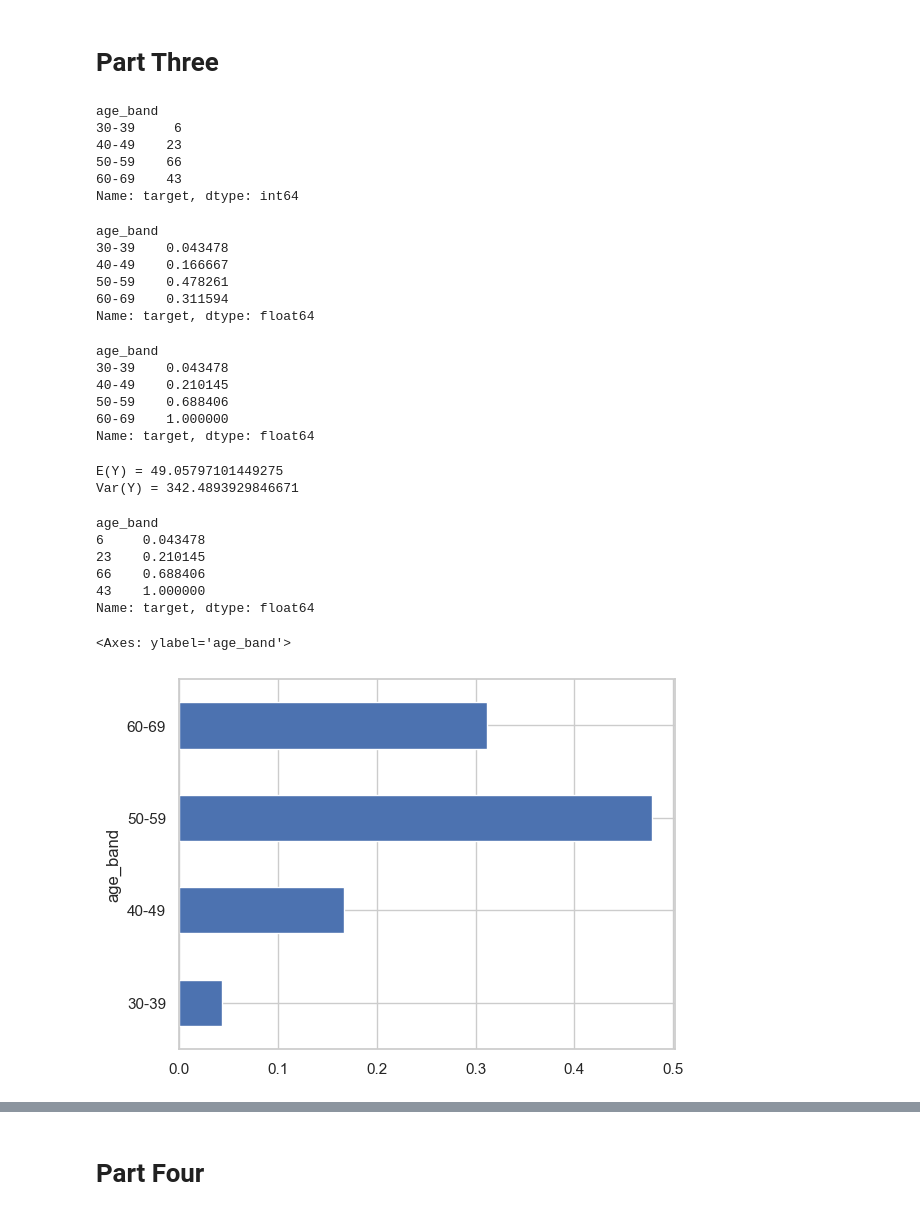
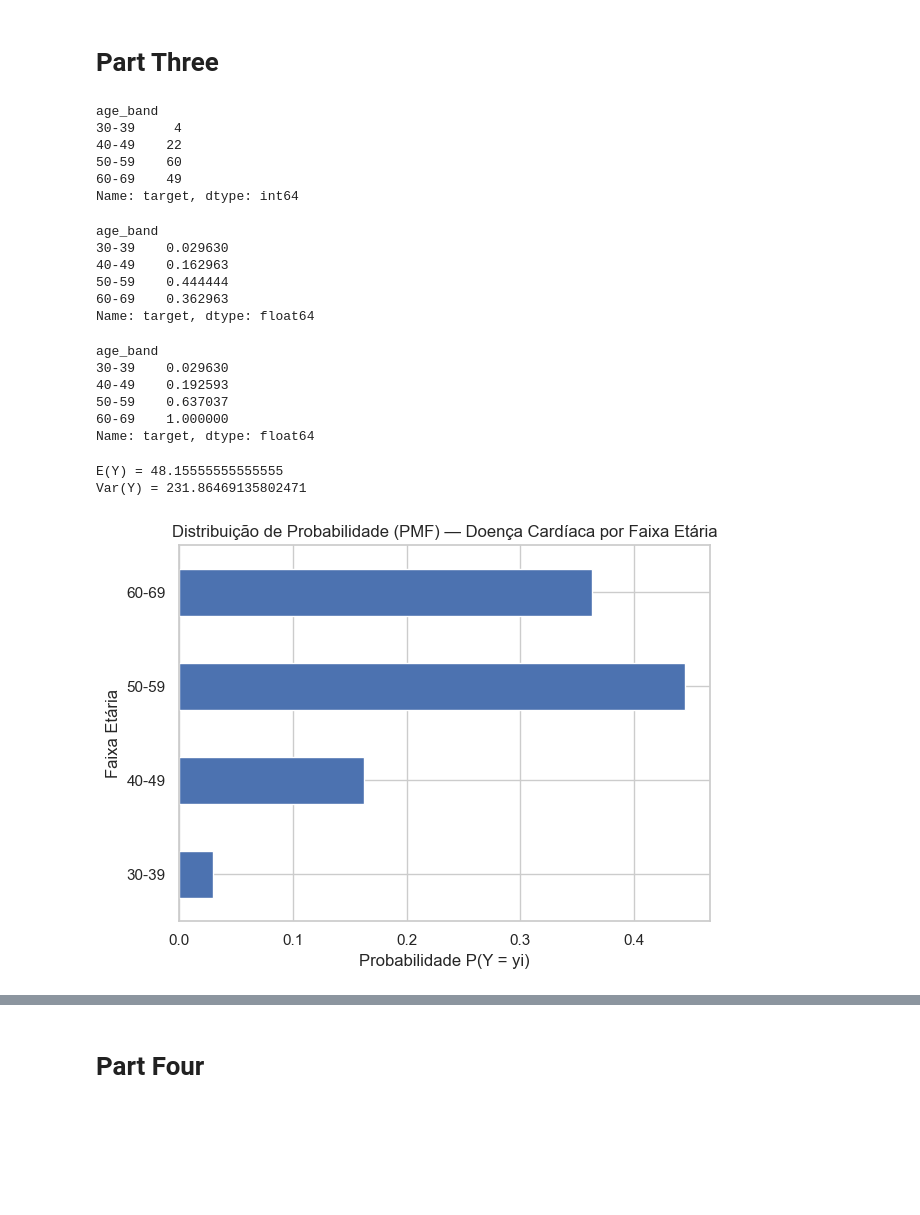
Before and after one commit to KevBoyz/heart-disease-analysis, a Jupyter notebook: all_stuff.ipynb, the cells around one changed output, grey strips where cells are left out. Cells and saved outputs as stored; diff of their text form; code cells hidden in the pictures; blank space fills up the shorter version.

Commit message:
better graphs

```diff
--- a/all_stuff.ipynb
+++ b/all_stuff.ipynb
@@ -212,7 +216,8 @@ df_age_split = pd.DataFrame()
 df_age_split['age_band'] = pd.cut(
     df['age'],
     bins=[30, 40, 50, 60, 70],
-    labels=['30-39', '40-49', '50-59', '60-69']
+    labels=['30-39', '40-49', '50-59', '60-69'],
+    right=False
 )
 df_age_split['target'] = df.target
 
@@ -220,29 +225,29 @@ fi = df_age_split.groupby('age_band')['target'].sum()
 fi
 # %% [output]
 age_band
-30-39     6
-40-49    23
-50-59    66
-60-69    43
+30-39     4
+40-49    22
+50-59    60
+60-69    49
 Name: target, dtype: int64
 # %%
 pmf = fi / fi.sum()
 pmf
 # %% [output]
 age_band
-30-39    0.043478
-40-49    0.166667
-50-59    0.478261
-60-69    0.311594
+30-39    0.029630
+40-49    0.162963
+50-59    0.444444
+60-69    0.362963
 Name: target, dtype: float64
 # %%
 cdf = pmf.cumsum()
 cdf
 # %% [output]
 age_band
-30-39    0.043478
-40-49    0.210145
-50-59    0.688406
+30-39    0.029630
+40-49    0.192593
+50-59    0.637037
 60-69    1.000000
 Name: target, dtype: float64
 # %%
@@ -252,28 +257,16 @@ var = variance(fi, pmf, expected)
 print(f'E(Y) = {expected}')
 print(f'Var(Y) = {var}')
 # %% [output]
-E(Y) = 49.05797101449275
-Var(Y) = 342.4893929846671
+E(Y) = 48.15555555555555
+Var(Y) = 231.86469135802471
-# %%
-fi_values = {
-    '30-39': fi.iloc[0],
-    '40-49': fi.iloc[1],
-    '50-59': fi.iloc[2],
-    '60-69': fi.iloc[3]
-}
-cdf_fi = cdf.copy()
-cdf_fi.index.map(fi_values)
-cdf_fi
-# %% [output]
-age_band
-6     0.043478
-23    0.210145
-66    0.688406
-43    1.000000
-Name: target, dtype: float64
 # %%
-pmf.plot.barh()
+fig, ax = plt.subplots()
+pmf.plot.barh(ax=ax)
+ax.set_title('Distribuição de Probabilidade (PMF) — Doença Cardíaca por Faixa Etária')
+ax.set_xlabel('Probabilidade P(Y = yi)')
+ax.set_ylabel('Faixa Etária')
+plt.tight_layout()
+plt.show()
 # %% [output]
-<Axes: ylabel='age_band'>
-[figure, old version]
+[figure, new version]
 # %%
```
Also changed, not shown: parts of 4 cells of this notebook.
